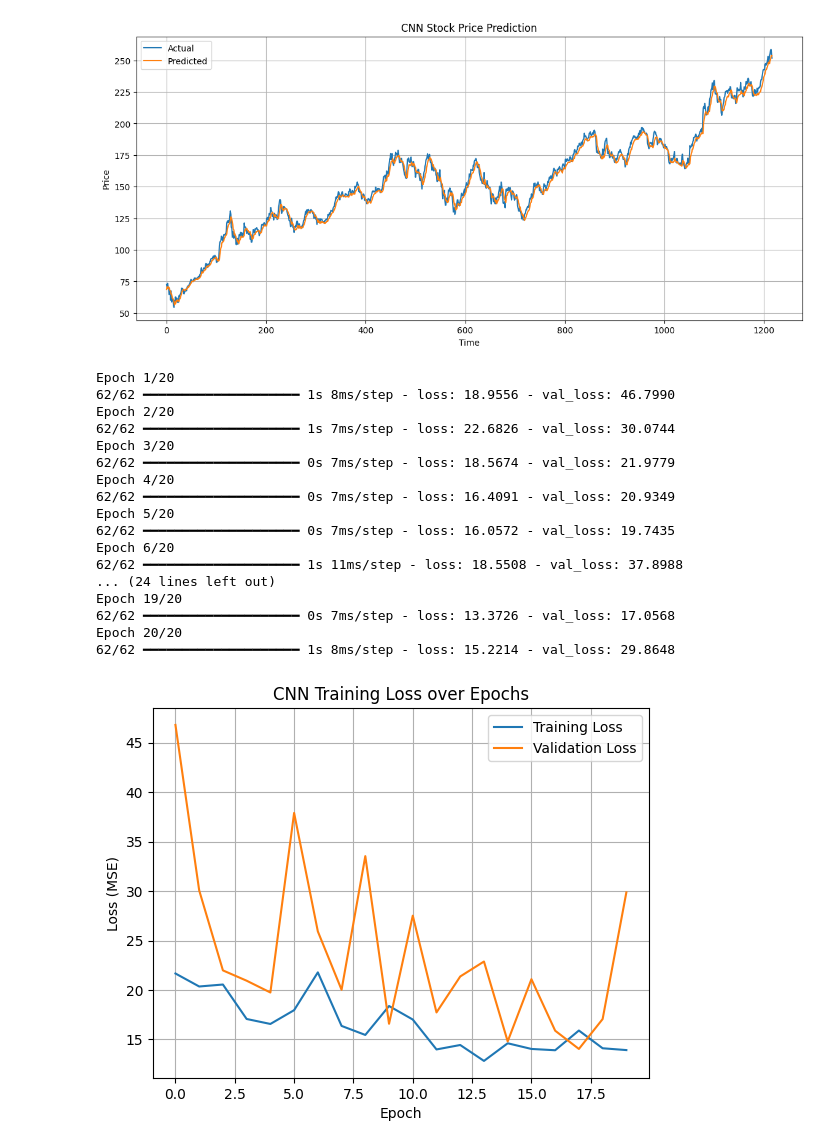
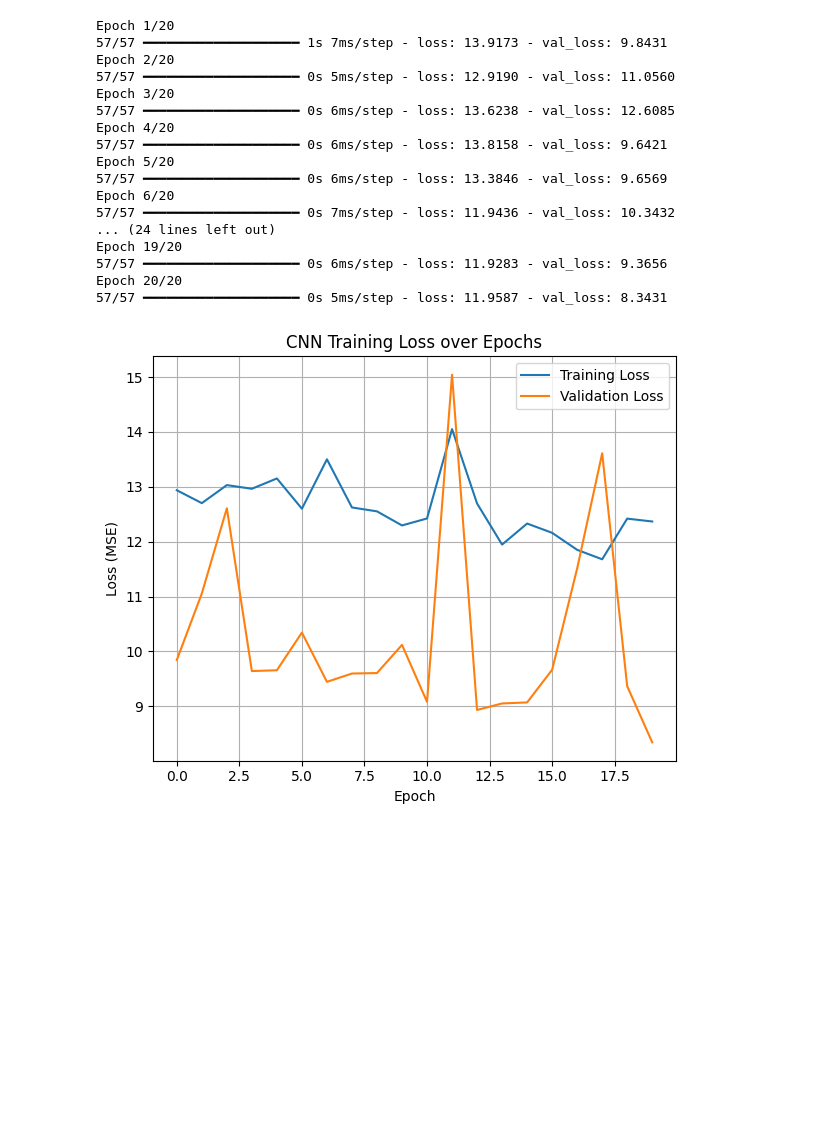
Before and after one commit to gceffi/AI-Stock-Predictor, a Jupyter notebook: StockMarket.ipynb, the cells around one changed output. Drawn from its saved outputs; the diff is of its cells as text; code cells hidden in the pictures; blank space fills up the shorter version.

Commit message:
Update StockMarket.ipynb
Fixed up the code

```diff
--- a/StockMarket.ipynb
+++ b/StockMarket.ipynb
@@ -134,52 +161,39 @@ CNN R^2 Score: 0.9903941179740536
 # %%
-# Plot of Actual vs Predicted using CNN for AAPL
+# After fitting the model
+history = cnn_model.fit(
+    X_train_cnn, y_train_cnn,
+    epochs=20,
+    batch_size=16,
+    validation_split=0.1,
+    verbose=1
+)
 
-plt.figure(figsize=(14, 6))
-plt.plot(y_cnn, label='Actual')
-plt.plot(y_pred_cnn, label='Predicted')
-plt.title("CNN Stock Price Prediction")
-plt.xlabel("Time")
-plt.ylabel("Price")
+plt.figure(figsize=(6, 5))
+plt.plot(history.history['loss'], label='Training Loss')
+plt.plot(history.history['val_loss'], label='Validation Loss')
+plt.title('CNN Training Loss over Epochs')
+plt.xlabel('Epoch')
+plt.ylabel('Loss (MSE)')
 plt.legend()
 plt.grid(True)
+plt.tight_layout()
 plt.show()
 # %% [output]
+Epoch 1/20
+57/57 ━━━━━━━━━━━━━━━━━━━━ 1s 7ms/step - loss: 13.9173 - val_loss: 9.8431
+Epoch 2/20
+57/57 ━━━━━━━━━━━━━━━━━━━━ 0s 5ms/step - loss: 12.9190 - val_loss: 11.0560
+Epoch 3/20
+57/57 ━━━━━━━━━━━━━━━━━━━━ 0s 6ms/step - loss: 13.6238 - val_loss: 12.6085
+Epoch 4/20
+57/57 ━━━━━━━━━━━━━━━━━━━━ 0s 6ms/step - loss: 13.8158 - val_loss: 9.6421
+Epoch 5/20
+57/57 ━━━━━━━━━━━━━━━━━━━━ 0s 6ms/step - loss: 13.3846 - val_loss: 9.6569
+Epoch 6/20
+57/57 ━━━━━━━━━━━━━━━━━━━━ 0s 7ms/step - loss: 11.9436 - val_loss: 10.3432
+... (24 lines left out)
+Epoch 19/20
+57/57 ━━━━━━━━━━━━━━━━━━━━ 0s 6ms/step - loss: 11.9283 - val_loss: 9.3656
+Epoch 20/20
+57/57 ━━━━━━━━━━━━━━━━━━━━ 0s 5ms/step - loss: 11.9587 - val_loss: 8.3431
-[figure, old version]
+[figure, new version]
-# %%
-# Plot Training Loss Trajectory (2)
-
-history = cnn_model.fit(
-    X_cnn, y_cnn,
-    epochs=20,
-    batch_size=16,
-    validation_split=0.2,
-    verbose=1
-)
-
-plt.plot(history.history['loss'], label='Training Loss')
-plt.plot(history.history['val_loss'], label='Validation Loss')
-plt.title('CNN Training Loss over Epochs')
-plt.xlabel('Epoch')
-plt.ylabel('Loss (MSE)')
-plt.legend()
-plt.grid(True)
-plt.show()
-# %% [output]
-Epoch 1/20
-62/62 ━━━━━━━━━━━━━━━━━━━━ 1s 8ms/step - loss: 18.9556 - val_loss: 46.7990
-Epoch 2/20
-62/62 ━━━━━━━━━━━━━━━━━━━━ 1s 7ms/step - loss: 22.6826 - val_loss: 30.0744
-Epoch 3/20
-62/62 ━━━━━━━━━━━━━━━━━━━━ 0s 7ms/step - loss: 18.5674 - val_loss: 21.9779
-Epoch 4/20
-62/62 ━━━━━━━━━━━━━━━━━━━━ 0s 7ms/step - loss: 16.4091 - val_loss: 20.9349
-Epoch 5/20
-62/62 ━━━━━━━━━━━━━━━━━━━━ 0s 7ms/step - loss: 16.0572 - val_loss: 19.7435
-Epoch 6/20
-62/62 ━━━━━━━━━━━━━━━━━━━━ 1s 11ms/step - loss: 18.5508 - val_loss: 37.8988
-... (24 lines left out)
-Epoch 19/20
-62/62 ━━━━━━━━━━━━━━━━━━━━ 0s 7ms/step - loss: 13.3726 - val_loss: 17.0568
-Epoch 20/20
-62/62 ━━━━━━━━━━━━━━━━━━━━ 1s 8ms/step - loss: 15.2214 - val_loss: 29.8648
-[figure, removed]
```
Also changed, not shown: parts of 4 cells of this notebook.
